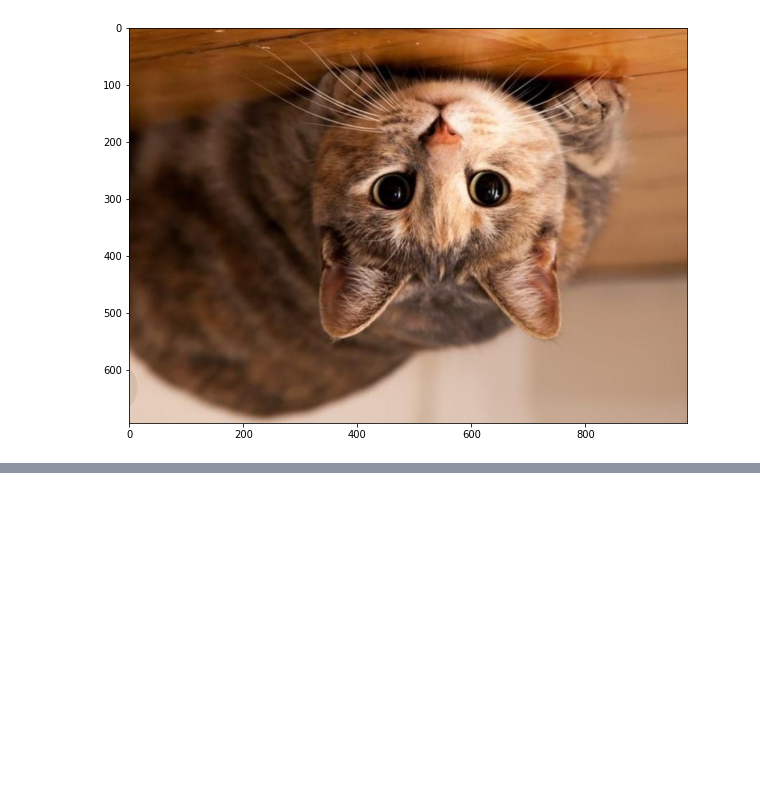
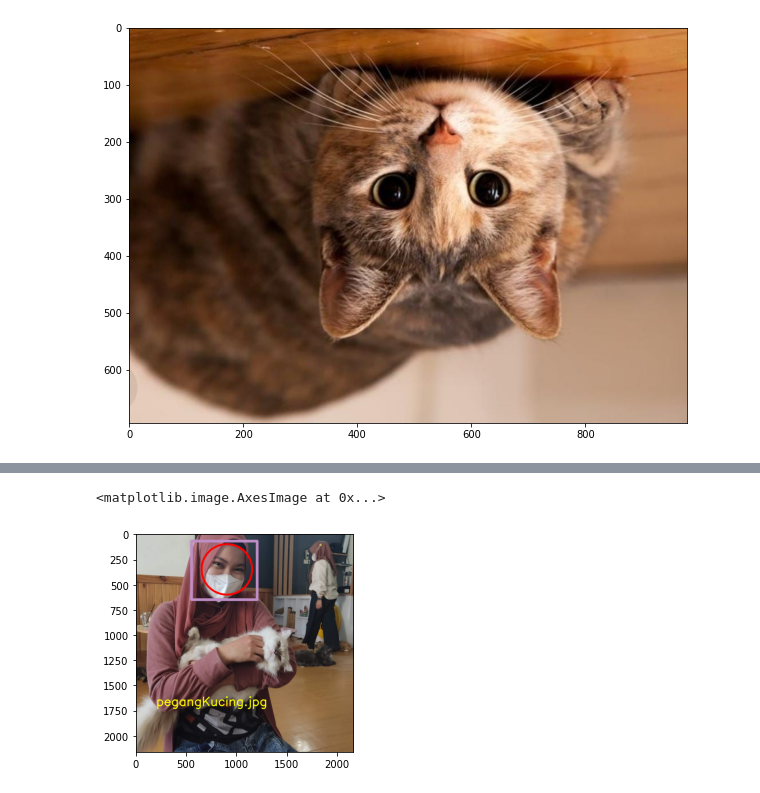
Before and after one commit to Qitaa/PCVK_Genap_2023, a Jupyter notebook: Week_2.ipynb, the cells around one changed output, grey strips where cells are left out. Saved outputs shown, nothing was run; the diff lists cells and outputs as text; code cells hidden in the pictures; blank space fills up the shorter version.

```diff
--- a/Week_2.ipynb
+++ b/Week_2.ipynb
@@ -171,0 +191,8 @@ NameError: ignored
+# %%
+font = cv.FONT_HERSHEY_SIMPLEX
+cv.putText(imgku3,text='pegangKucing.jpg',org=(200,1700),fontFace=font,fontScale=4,color=(255,255,0),thickness=10,lineType=cv.LINE_AA)
+plt.imshow(imgku3)
+#/content/drive/MyDrive/PCVK/Images/kitten01.jpg
+# %% [output]
+<matplotlib.image.AxesImage at 0x...>
+[figure, added]
```
Also changed, not shown: parts of 3 cells of this notebook.
